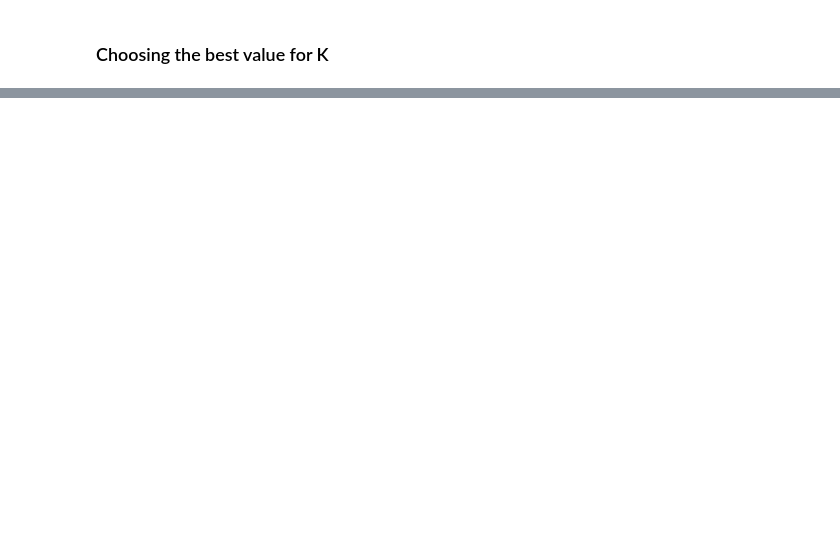
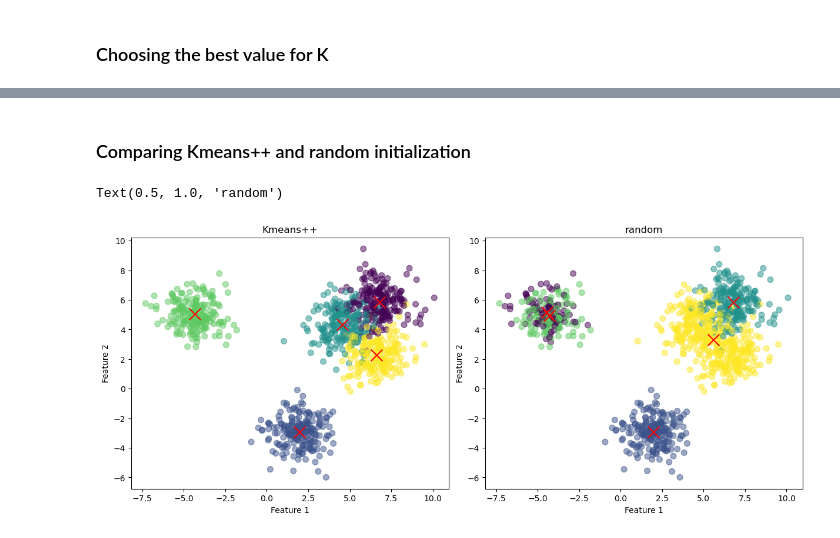
Before and after one commit to artmiss-gns/DeepLearningCourseProjects, a Jupyter notebook: KMeans/main.ipynb, the cells around one changed output, grey strips where cells are left out. Cells and saved outputs as stored; diff of their text form; code cells hidden in the pictures; blank space fills up the shorter version.

```diff
--- a/KMeans/main.ipynb
+++ b/KMeans/main.ipynb
@@ -339,0 +331,9 @@ for index, result in zip(range(len(n_clusters)), results) :
+# %%
+# Best centroids
+model = KMeans(
+    n_clusters=5,
+    centroid_init="kmeans++",
+    max_iter=10,
+)
+model.fit(X)
+model.centroids
@@ -339,0 +351,35 @@ for index, result in zip(range(len(n_clusters)), results) :
+# %% [markdown]
+### Comparing Kmeans++ and random initialization
+# %%
+data = X
+
+m1 = KMeans(
+    n_clusters=5,
+    centroid_init="kmeans++",
+    max_iter=10,
+)
+m1.fit(data)
+
+m2 = KMeans(
+    n_clusters=5,
+    centroid_init="random",
+    max_iter=10,
+)
+m2.fit(data)
+# %%
+fig, ax = plt.subplots(1, 2, figsize=(12, 5), layout="constrained")
+
+ax[0].scatter(data[:, 0], data[:, 1], c=m1.clusters, cmap='viridis', s=50, alpha=0.5)
+ax[0].scatter(m1.centroids[:, 0], m1.centroids[:, 1], c='red', marker='x', s=200)
+ax[0].set_xlabel("Feature 1")
+ax[0].set_ylabel("Feature 2")
+ax[0].set_title("Kmeans++")
+
+ax[1].scatter(data[:, 0], data[:, 1], c=m2.clusters, cmap='viridis', s=50, alpha=0.5)
+ax[1].scatter(m2.centroids[:, 0], m2.centroids[:, 1], c='red', marker='x', s=200)
+ax[1].set_xlabel("Feature 1")
+ax[1].set_ylabel("Feature 2")
+ax[1].set_title("random")
+# %% [output]
+Text(0.5, 1.0, 'random')
+[figure, added]
```
Also changed, not shown: parts of 18 cells of this notebook, 1 other file.
